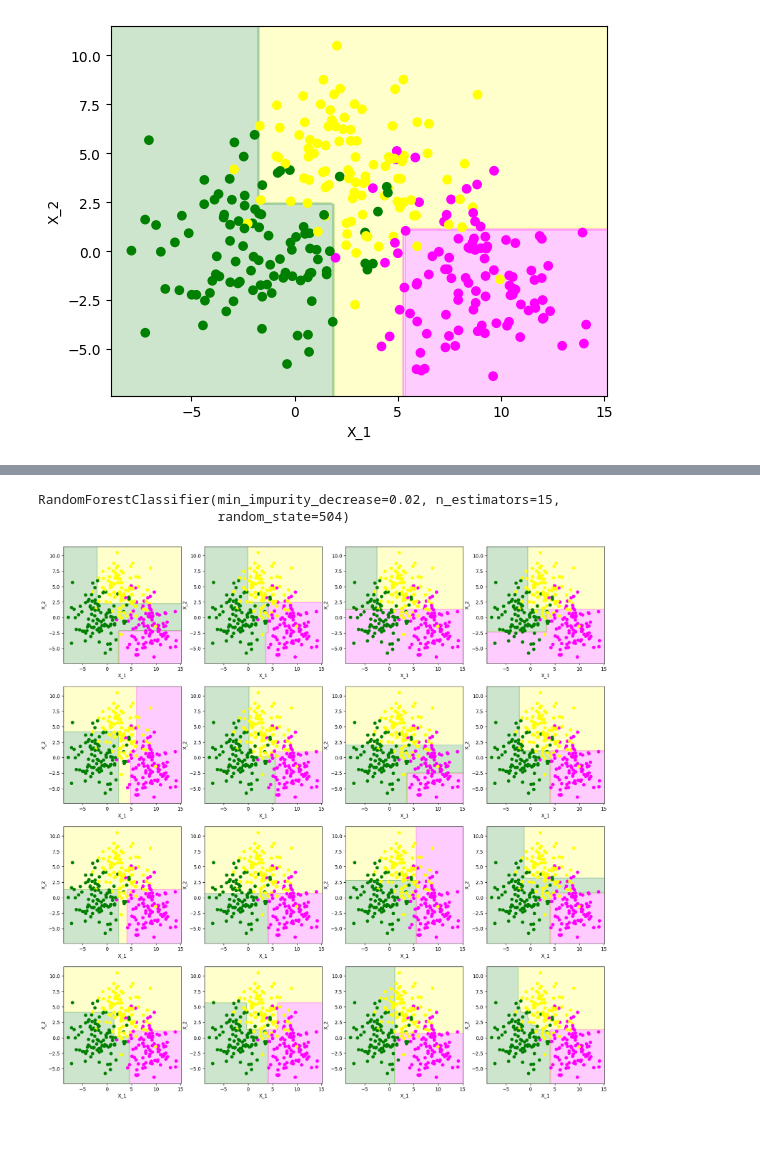
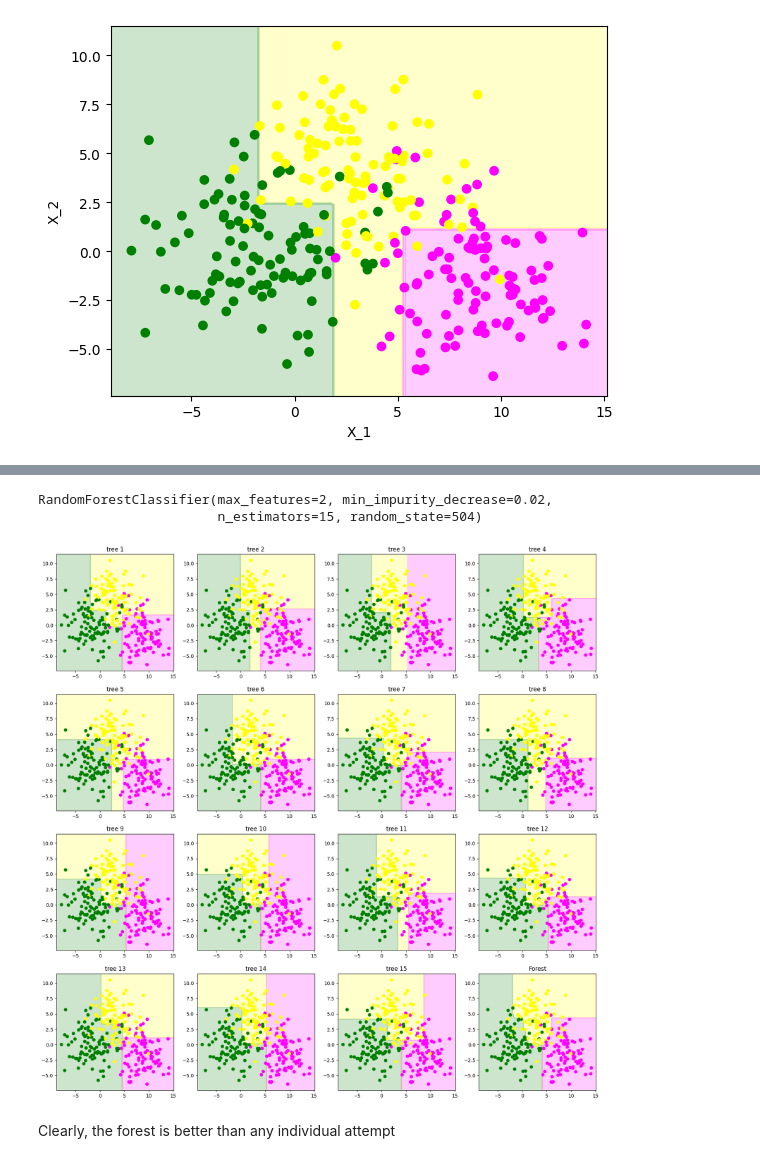
Before and after one commit to olehougaard/mal1-a23, a Jupyter notebook: session6/visualization.ipynb, the cells around one changed output, grey strips where cells are left out. Cells and saved outputs as stored; diff of their text form; code cells hidden in the pictures; blank space fills up the shorter version.

```diff
--- a/session6/visualization.ipynb
+++ b/session6/visualization.ipynb
@@ -67,0 +106,4 @@ plt.scatter(X[:, 0], X[:, 1], c=y, cmap=colors)
+# %%
+
+tree_clf = DecisionTreeClassifier(random_state=504)
+tree_clf.fit(X, y)
@@ -72,20 +128,25 @@ visualize_tree(tree_clf, ["X_1", "X_2"], ["Green", "Yellow", "Magenta"])
 # %%
 from sklearn.ensemble import RandomForestClassifier
 
-forest_clf = RandomForestClassifier(random_state=504, min_impurity_decrease=.02, n_estimators=15)
+forest_clf = RandomForestClassifier(random_state=504, min_impurity_decrease=.02, n_estimators=15, max_features=2)
 forest_clf.fit(X, y)
 # %% [output]
-RandomForestClassifier(min_impurity_decrease=0.02, n_estimators=15,
-                       random_state=504)
+RandomForestClassifier(max_features=2, min_impurity_decrease=0.02,
+                       n_estimators=15, random_state=504)
 # %%
 trees = forest_clf.estimators_
 
-def plot(ax, model):
-    DecisionBoundaryDisplay.from_estimator(model, X, ax=ax, alpha=.2, cmap=colors, xlabel='X_1', ylabel='X_2')
+def plot(ax, model, title):
+    ax.set_title(title)
+    DecisionBoundaryDisplay.from_estimator(model, X, ax=ax, alpha=.2, cmap=colors)
     ax.scatter(X[:, 0], X[:, 1], c=y, cmap=colors)
 
+def tree_plot(ax, tree, index):
+    plot(ax, tree, "tree {}".format(index + 1))
 
-axes = grid_plot(trees, 4, 4, plot)
-plot(axes[3][3], forest_clf)
+axes = grid_plot(trees, 4, 4, tree_plot)
+plot(axes[3][3], forest_clf, "Forest")
 # %% [output]
-[figure, old version]
+[figure, new version]
+# %% [markdown]
+Clearly, the forest is better than any individual attempt
```
Also changed, not shown: parts of 18 cells of this notebook, 2 other files.
